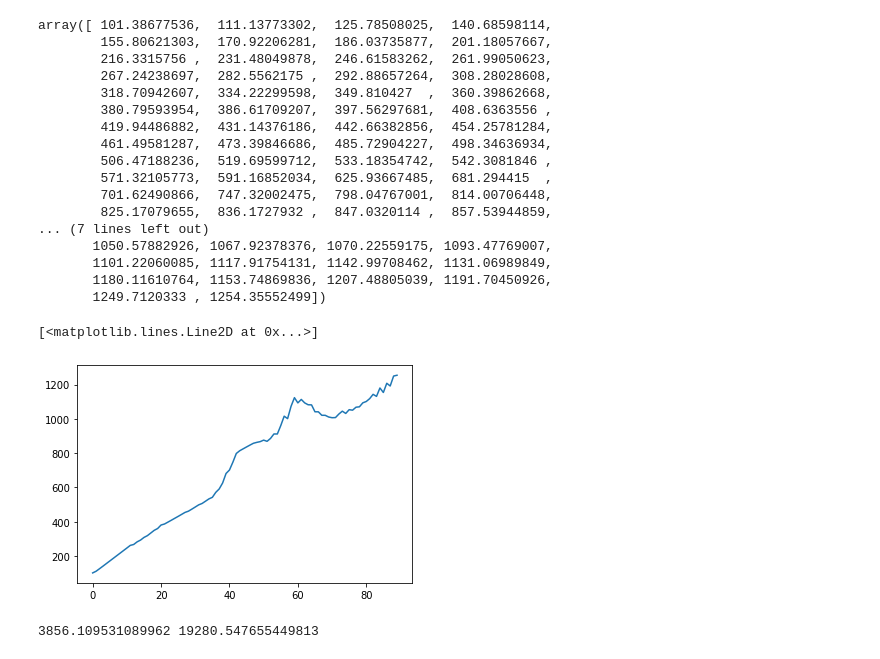
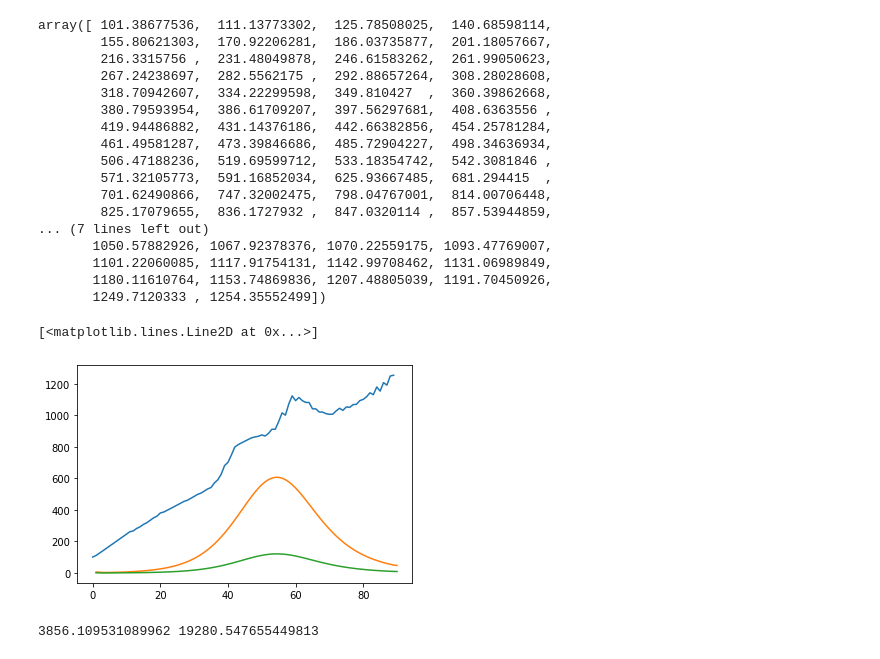
Before and after one commit to ahsantarique/MDL, a Jupyter notebook: mdloptimizationNelderMead.ipynb, the cells around one changed output. Cells and saved outputs as stored; diff of their text form; code cells hidden in the pictures.

Commit message:
plot nelder mead results:

```diff
--- a/mdloptimizationNelderMead.ipynb
+++ b/mdloptimizationNelderMead.ipynb
@@ -176,11 +176,13 @@ array([ 101.38677536,  111.13773302,  125.78508025,  140.68598114,
        1101.22060085, 1117.91754131, 1142.99708462, 1131.06989849,
        1180.11610764, 1153.74869836, 1207.48805039, 1191.70450926,
        1249.7120333 , 1254.35552499])
-# %%
-plt.plot(res.x)
-# %% [output]
-[<matplotlib.lines.Line2D at 0x...>]
-[figure, removed]
+# %%
+plt.plot(res.x. label = 'Nelder Mead results')
+plt.plot(XData, YCases, label='D_ground_truth')
+plt.plot(XData, YReports/0.5, label='D_reports')
+# %% [output]
+[<matplotlib.lines.Line2D at 0x...>]
+[figure, added]
 # %%
 Parameter_p = np.array(Parameter_p)
 
```
